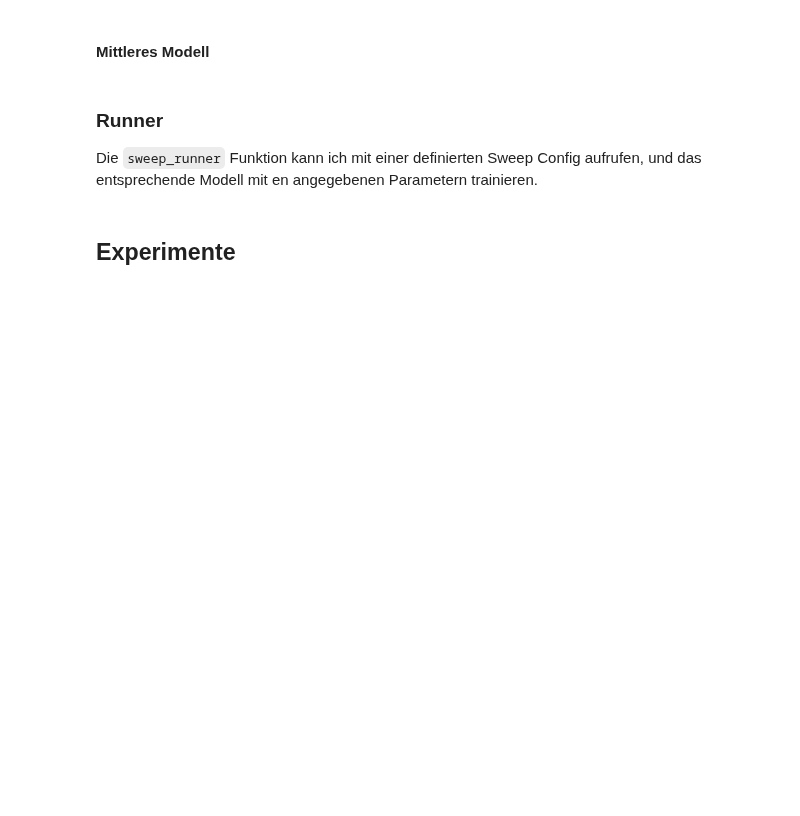
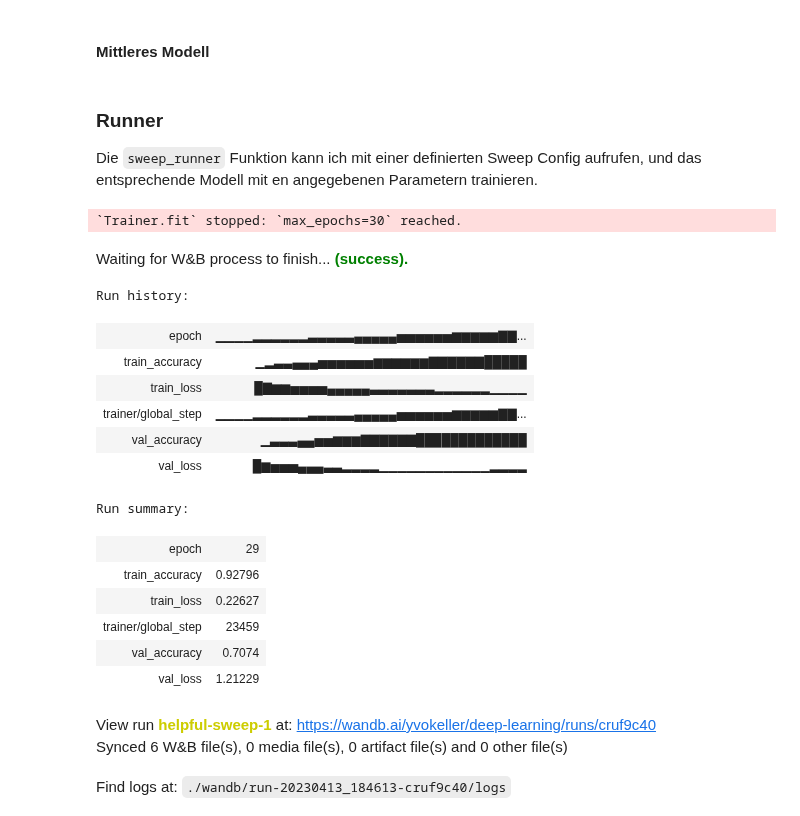
Before and after one commit to kelleryvo/deep-learning, a Jupyter notebook: mini-challenge-1.ipynb, the cells around one changed output. Drawn from its saved outputs; the diff is of its cells as text; code cells hidden in the pictures; blank space fills up the shorter version.

```diff
--- a/mini-challenge-1.ipynb
+++ b/mini-challenge-1.ipynb
@@ -630,18 +630,24 @@ class MediumCNN(IModel):
 
 Die `sweep_runner` Funktion kann ich mit einer definierten Sweep Config aufrufen, und das entsprechende Modell mit en angegebenen Parametern trainieren.
 # %%
-def sweep_runner(sweep_config, group_name):
+def sweep_runner(sweep_config, group_name=''):
+    """
+    Run a sweep with the given sweep configuration and group name.
+    """
     # Setup Weight & Biases
     sweep_id = wandb.sweep(
         sweep_config, entity='yvokeller', project='deep-learning'
     )
 
-    group_name = group_name if group_name else None
-    print(f"Group name: {group_name}")
+    if group_name:
+        group_name = group_name if group_name else ''
+        print(f"Group name: {group_name} - Make sure to update wandb.init()")
+    else:
+        group_name = None
 
     # Create the PyTorch Lightning Trainer
     def train_sweep():
-        with wandb.init(group=group_name) as run:
+        with wandb.init() as run: # optionally pass group=group_name here
             # Overwrite the random run names chosen by wandb
             name_str = (
                 f"{run.config.model}_"
@@ -650,32 +656,50 @@ def sweep_runner(sweep_config, group_name):
                 f"bs_{run.config.batch_size}_"
                 f"wi_{run.config.init_method}"
             )
             run.name = name_str
 
             # Initialize the model
             if run.config.model == 'SmallCNN':
                 model = SmallCNN(run.config)
             elif run.config.model == 'MediumCNN':
                 model = MediumCNN(run.config)
 
             # Initialize weights
             model.apply(
                 model.init_weights
             ) # traverse through the layers and initialize the weights
 
             trainer = li.Trainer(
                 max_epochs=wandb.config.epochs,
                 logger=WandbLogger(entity='yvokeller', project='deep-learning'),
                 log_every_n_steps=1,
                 enable_progress_bar=True,
                 callbacks=[TQDMProgressBar(refresh_rate=10)] # update every 10 batches
             )
 
             train_dataloader, val_dataloader = get_dataloaders(batch_size=wandb.config.batch_size, val_nobatch=True)
 
             trainer.fit(model, train_dataloader, val_dataloader)
 
     # Run the sweep
     wandb.agent(sweep_id, function=train_sweep)
+# %% [output]
+`Trainer.fit` stopped: `max_epochs=30` reached.
+Waiting for W&B process to finish... (success).
+Run history:
+| epoch | ▁▁▁▁▂▂▂▂▂▂▃▃▃▃▃▄▄▄▄▄▅▅▅▅▅▅▆▆▆▆▆▇▇... |
+| train_accuracy | ▁▂▃▃▄▄▄▅▅▅▅▅▅▆▆▆▆▆▆▇▇▇▇▇▇█████ |
+| train_loss | █▇▆▆▅▅▅▅▄▄▄▄▄▃▃▃▃▃▃▃▂▂▂▂▂▂▁▁▁▁ |
+| trainer/global_step | ▁▁▁▁▂▂▂▂▂▂▃▃▃▃▃▄▄▄▄▄▅▅▅▅▅▅▆▆▆▆▆▇▇... |
+| val_accuracy | ▁▃▃▃▄▄▅▅▆▆▆▇▇▇▇▇▇█████████████ |
+| val_loss | █▆▅▅▅▄▄▄▃▃▂▂▂▂▁▁▁▁▁▁▁▁▁▁▁▁▂▂▂▂ |
+Run summary:
+| epoch | 29 |
+| train_accuracy | 0.92796 |
+| train_loss | 0.22627 |
+| trainer/global_step | 23459 |
+| val_accuracy | 0.7074 |
+| val_loss | 1.21229 |
+View run helpful-sweep-1 at: https://wandb.ai/yvokeller/deep-learning/runs/cruf9c40
+Synced 6 W&B file(s), 0 media file(s), 0 artifact file(s) and 0 other file(s)
+Find logs at: ./wandb/run-20230413_184613-cruf9c40/logs
-# %% [markdown]
-## Experimente
```
Also changed, not shown: parts of 2 cells of this notebook.
